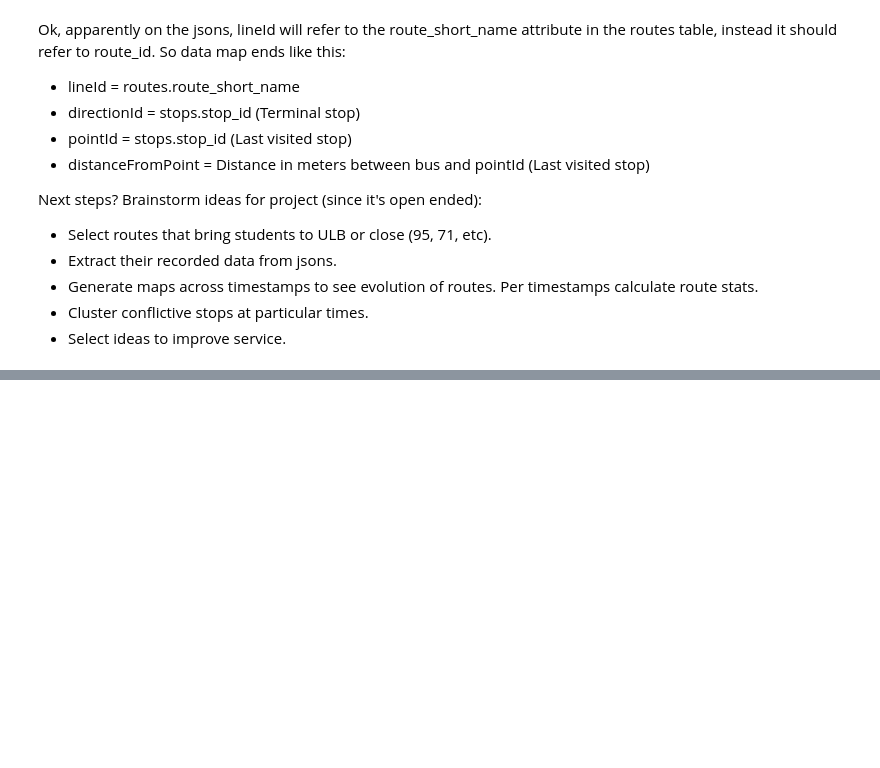
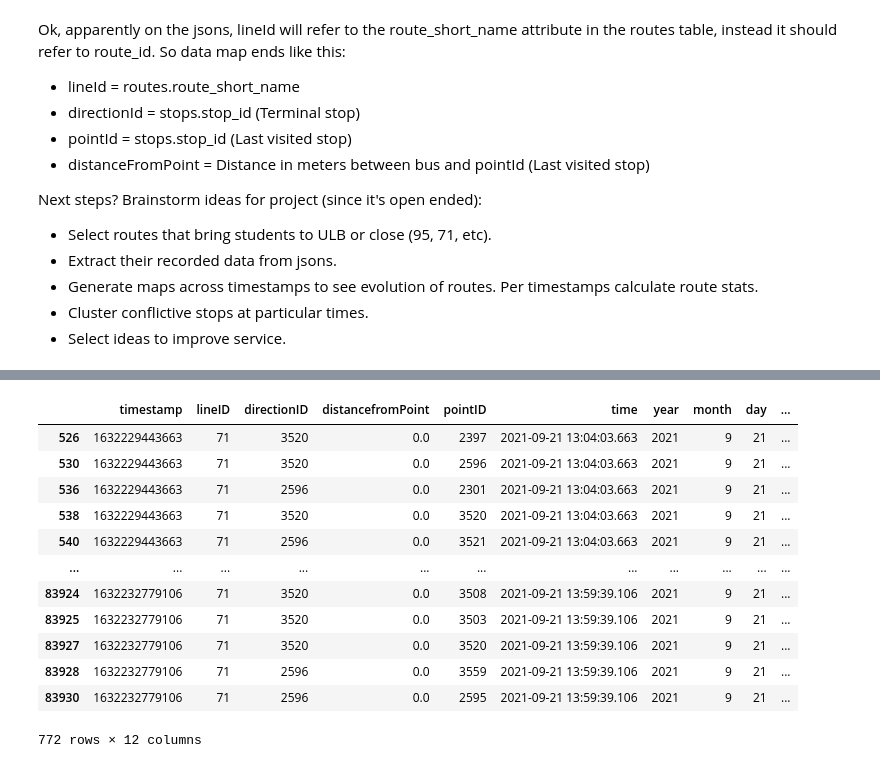
Before and after one commit to Action52/hack_my_ride, a Jupyter notebook: ExploratoryDataAnalysis.ipynb, the cells around one changed output, grey strips where cells are left out. Saved outputs shown, nothing was run; the diff lists cells and outputs as text; code cells hidden in the pictures; blank space fills up the shorter version.

```diff
--- a/ExploratoryDataAnalysis.ipynb
+++ b/ExploratoryDataAnalysis.ipynb
@@ -197,0 +203,18 @@ Next steps? Brainstorm ideas for project (since it's open ended):
+# %%
+csvs_folder = '/Users/alfredo.leon/Desktop/DataMiningProject/Project Data-20221021/csvs/'
+
+def retrieve_route_data_at_stops_from_csv(route_short_name, input_file):
+    dtypes = {'timestamp': str, 'lineID': np.int64, 'directionID':np.int64, 'pointID': np.int64,
+              'distancefromPoint': np.float64, 'time': str, 'year':int, 'month':int, 'day':int, 'hour':int, 'minute':int, 'second':int}
+    vehicle_position = pd.read_csv(input_file)
+    vehicle_position.dropna(inplace=True)
+    for col, dtype in dtypes.items():
+        vehicle_position[col] = vehicle_position[col].astype(dtype)
+    vehicle_position = vehicle_position.loc[
+        (vehicle_position['lineID']==route_short_name) &
+        (vehicle_position['distancefromPoint']== 0.0)
+    ]
+    vehicle_position['time'] =  pd.to_datetime(vehicle_position['time'])
+    return vehicle_position
+
+vehiclePosition13 = retrieve_route_data_at_stops_from_csv(71, csvs_folder+'vehiclePosition13.csv')
@@ -197,0 +284,26 @@ Next steps? Brainstorm ideas for project (since it's open ended):
+# %%
+def vehicle_position_by_date(vehicle_position_df: pd.DataFrame, from_date: datetime=None, to_date: datetime=None):
+    vehicle_position_dates_df = vehicle_position_df.loc[
+        (vehicle_position_df.time >= from_date) &
+        (vehicle_position_df.time < to_date)
+    ]
+    return vehicle_position_dates_df
+
+from_date = datetime.strptime("2021-09-21 13:00:00.000", "%Y-%m-%d %H:%M:%S.%f")
+to_date = datetime.strptime("2021-09-21 14:00:00.000", "%Y-%m-%d %H:%M:%S.%f")
+vehiclePosition13_date = vehicle_position_by_date(vehiclePosition13, from_date, to_date)
+vehiclePosition13_date
+# %% [output]
+|  | timestamp | lineID | directionID | distancefromPoint | pointID | time | year | month | day | ... |
+| 526 | 1632229443663 | 71 | 3520 | 0.0 | 2397 | 2021-09-21 13:04:03.663 | 2021 | 9 | 21 | ... |
+| 530 | 1632229443663 | 71 | 3520 | 0.0 | 2596 | 2021-09-21 13:04:03.663 | 2021 | 9 | 21 | ... |
+| 536 | 1632229443663 | 71 | 2596 | 0.0 | 2301 | 2021-09-21 13:04:03.663 | 2021 | 9 | 21 | ... |
+| 538 | 1632229443663 | 71 | 3520 | 0.0 | 3520 | 2021-09-21 13:04:03.663 | 2021 | 9 | 21 | ... |
+| 540 | 1632229443663 | 71 | 2596 | 0.0 | 3521 | 2021-09-21 13:04:03.663 | 2021 | 9 | 21 | ... |
+| ... | ... | ... | ... | ... | ... | ... | ... | ... | ... | ... |
+| 83924 | 1632232779106 | 71 | 3520 | 0.0 | 3508 | 2021-09-21 13:59:39.106 | 2021 | 9 | 21 | ... |
+| 83925 | 1632232779106 | 71 | 3520 | 0.0 | 3503 | 2021-09-21 13:59:39.106 | 2021 | 9 | 21 | ... |
+| 83927 | 1632232779106 | 71 | 3520 | 0.0 | 3520 | 2021-09-21 13:59:39.106 | 2021 | 9 | 21 | ... |
+| 83928 | 1632232779106 | 71 | 2596 | 0.0 | 3559 | 2021-09-21 13:59:39.106 | 2021 | 9 | 21 | ... |
+| 83930 | 1632232779106 | 71 | 2596 | 0.0 | 2595 | 2021-09-21 13:59:39.106 | 2021 | 9 | 21 | ... |
+772 rows × 12 columns
```
Also changed, not shown: parts of 6 cells of this notebook, 2 other files.
